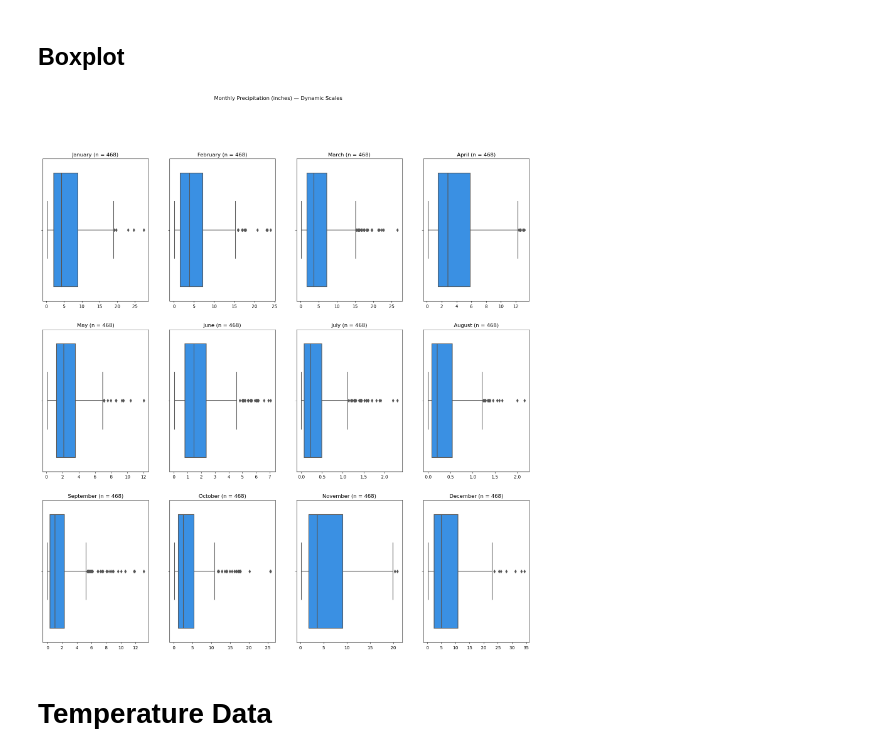
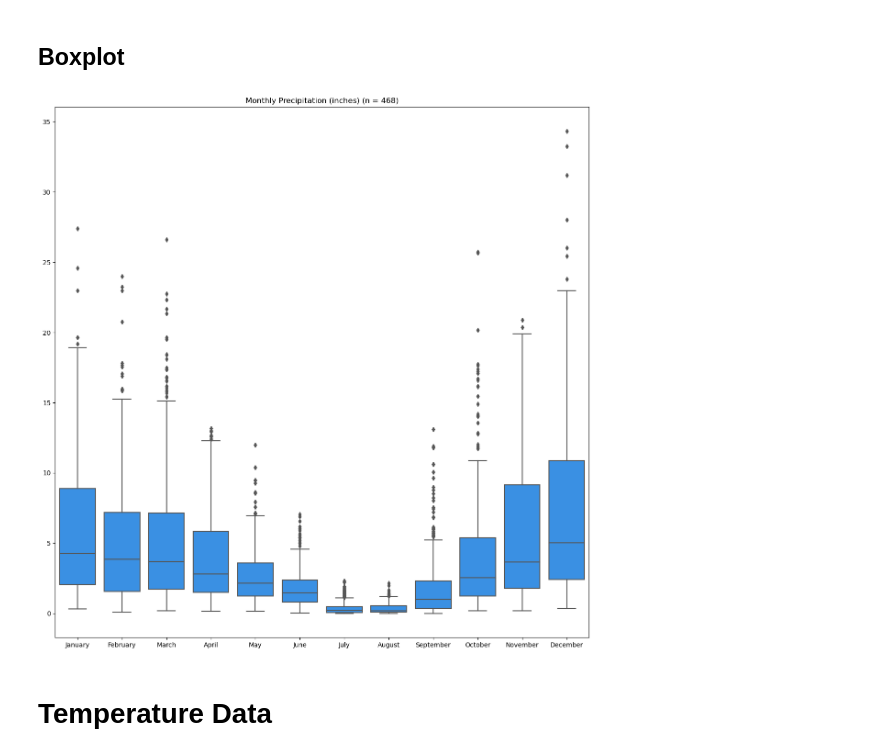
Before and after one commit to seanthayer/Predicting-Wildfires-Using-Machine-Learning, a Jupyter notebook: stats/analysis_by_time_scales.ipynb, the cells around one changed output. Drawn from its saved outputs; the diff is of its cells as text; code cells hidden in the pictures.

Commit message:
feat: tweak boxplots to display on same plot

```diff
--- a/stats/analysis_by_time_scales.ipynb
+++ b/stats/analysis_by_time_scales.ipynb
@@ -93,21 +93,12 @@ for i in range(1, 13):
 [figure]
 # %% [markdown]
 ## Boxplot
-# %%
-# Create master plot with subplots for each month of the year
-plot_months_boxplot, ax_boxplot = plot.subplots(3, 4, figsize = (20, 20))
-plot_months_boxplot.suptitle("Monthly Precipitation (inches) — Dynamic Scales")
-
-j = k = 0
-for i in range(1, 13):
-  sns.boxplot(ax = ax_boxplot[j][k], x = dict_precip_month[i], color = "dodgerblue")
-  ax_boxplot[j][k].set_title(const.month_list[i - 1] + " (n = {})".format(len(dict_precip_month[i])))
-  ax_hist[j][k].set_xlabel("Precipitation (inches)")
-
-  k = i % 4
-  j += 1 if k == 0 else 0
-# %% [output]
-[figure, removed]
+# %%
+plot.figure(figsize = (15, 15))
+ax = sns.boxplot(df_stats_precip, color = "dodgerblue")
+ax.set_title("Monthly Precipitation (inches)" + " (n = {})".format(df_stats_precip["January"].count()));
+# %% [output]
+[figure, added]
 # %% [markdown]
 # Temperature Data
 # %%
```
Also changed, not shown: parts of 2 cells of this notebook.
